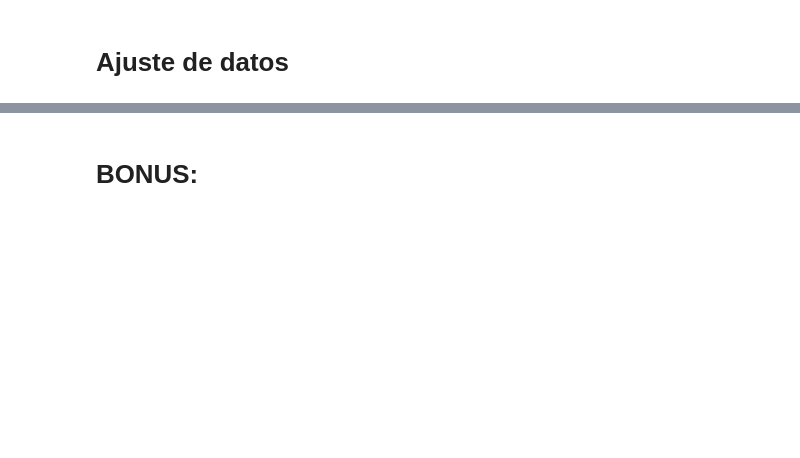
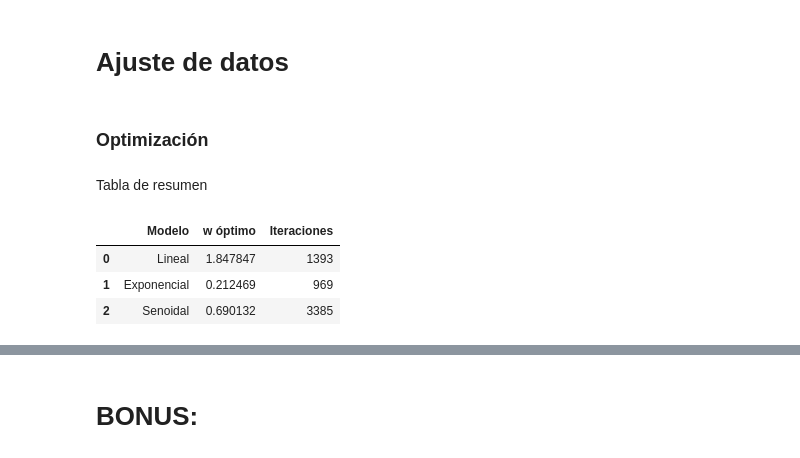
Before and after one commit to belentellechea/obligatorio_2_calculo, a Jupyter notebook: project.ipynb, the cells around one changed output, grey strips where cells are left out. Drawn from its saved outputs; the diff is of its cells as text; code cells hidden in the pictures; blank space fills up the shorter version.

```diff
--- a/project.ipynb
+++ b/project.ipynb
@@ -358 +407,3 @@ w = Variable()
+# %% [markdown]
+### Optimización
 # %%
@@ -359,0 +437,27 @@ w = Variable()
+# %% [markdown]
+Tabla de resumen
+# %%
+resultados = pd.DataFrame([
+    {
+        "Modelo": "Lineal",
+        "w óptimo": w_lin,
+        "Iteraciones": it_lin
+    },
+    {
+        "Modelo": "Exponencial",
+        "w óptimo": w_exp,
+        "Iteraciones": it_exp
+    },
+    {
+        "Modelo": "Senoidal",
+        "w óptimo": w_sin,
+        "Iteraciones": it_sin
+    }
+])
+
+resultados
+# %% [output]
+|  | Modelo | w óptimo | Iteraciones |
+| 0 | Lineal | 1.847847 | 1393 |
+| 1 | Exponencial | 0.212469 | 969 |
+| 2 | Senoidal | 0.690132 | 3385 |
```
Also changed, not shown: parts of 9 cells of this notebook.
